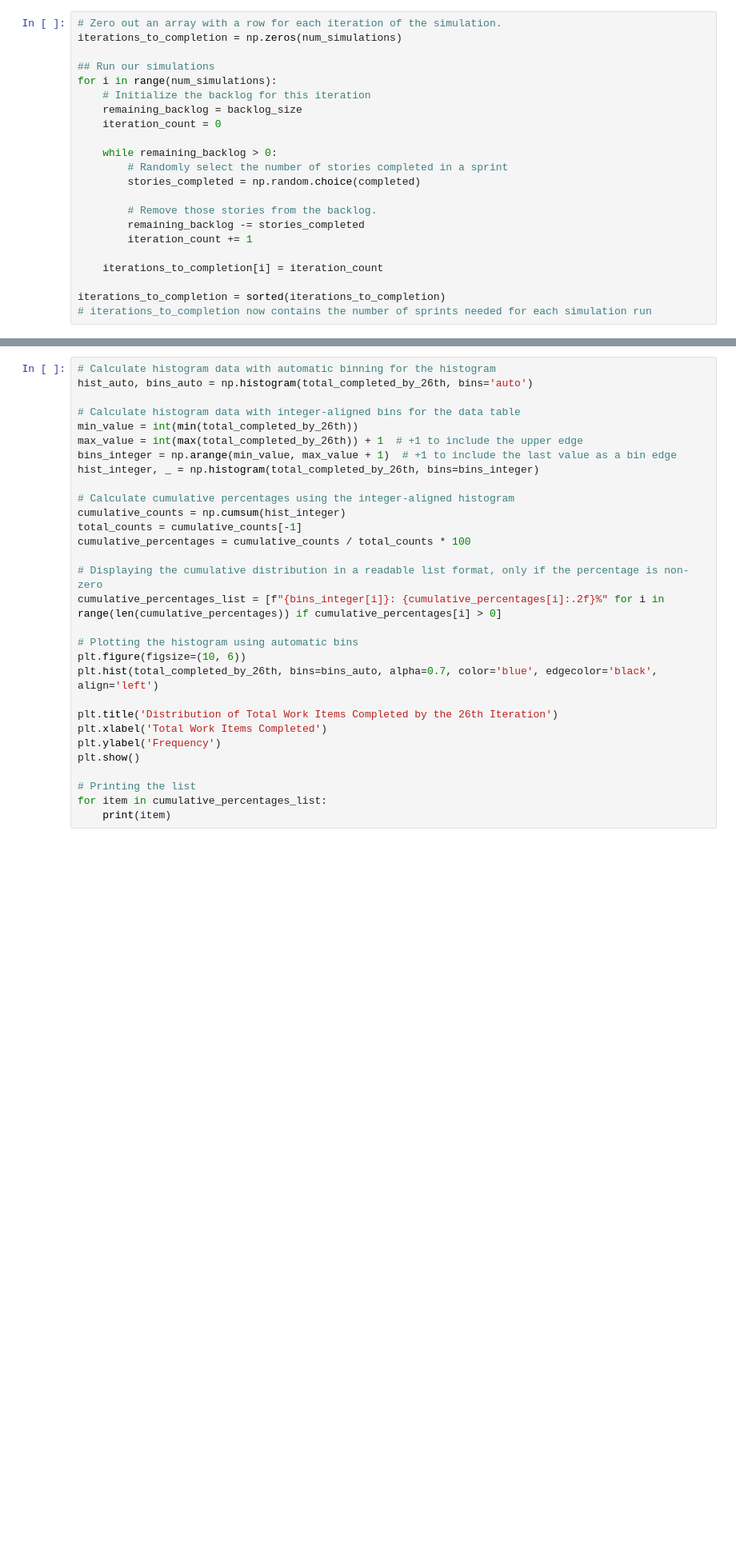
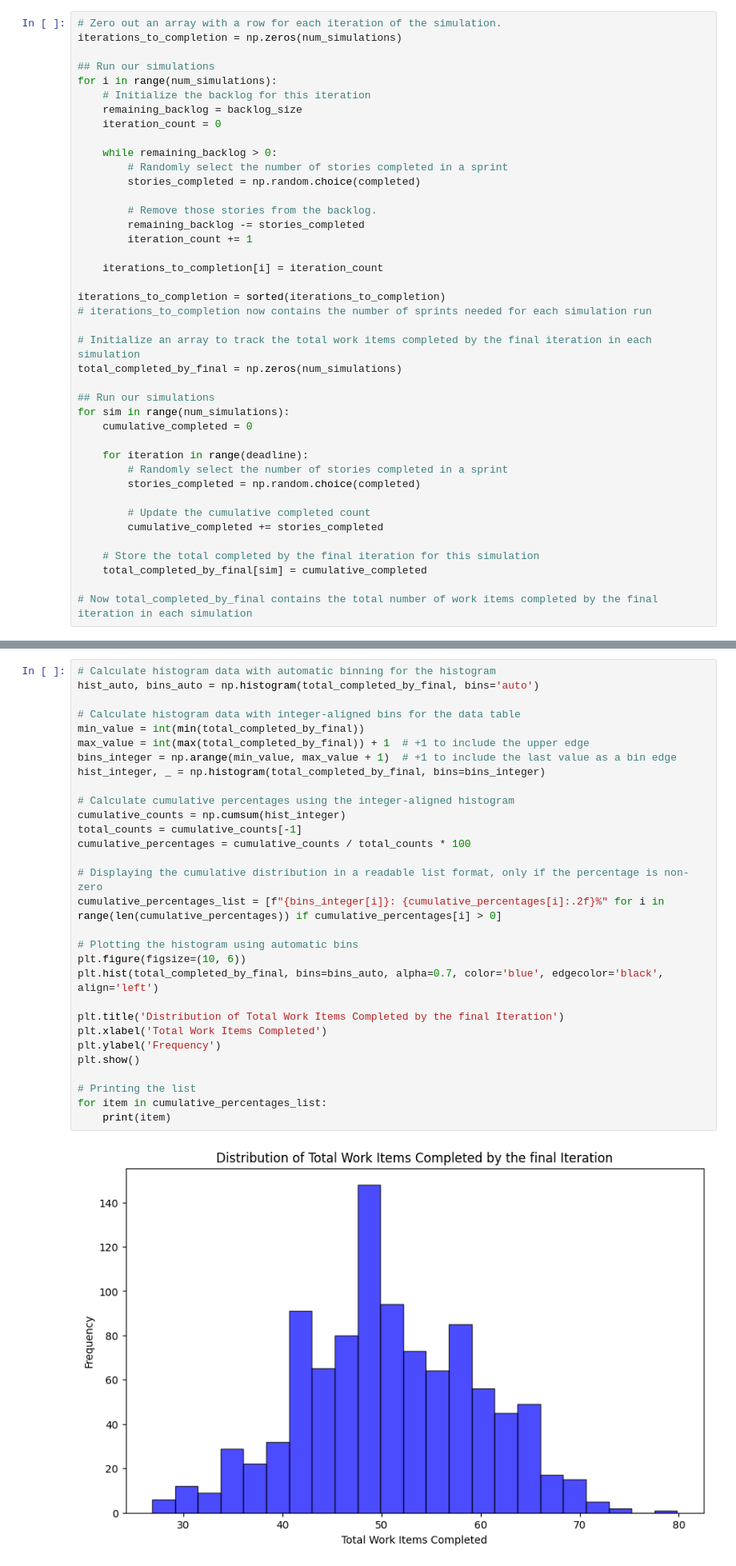
Before and after one commit to controversy187/monte-carlo, a Jupyter notebook: query-jira.ipynb, the cells around one changed output, grey strips where cells are left out. Shown at 80% size. Saved outputs shown, nothing was run; the diff lists cells and outputs as text; blank space fills up the shorter version.

```diff
--- a/query-jira.ipynb
+++ b/query-jira.ipynb
@@ -36,3 +45,22 @@ for i in range(num_simulations):
 
 iterations_to_completion = sorted(iterations_to_completion)
 # iterations_to_completion now contains the number of sprints needed for each simulation run
+
+# Initialize an array to track the total work items completed by the final iteration in each simulation
+total_completed_by_final = np.zeros(num_simulations)
+
+## Run our simulations
+for sim in range(num_simulations):
+    cumulative_completed = 0
+
+    for iteration in range(deadline):
+        # Randomly select the number of stories completed in a sprint
+        stories_completed = np.random.choice(completed)
+
+        # Update the cumulative completed count
+        cumulative_completed += stories_completed
+
+    # Store the total completed by the final iteration for this simulation
+    total_completed_by_final[sim] = cumulative_completed
+
+# Now total_completed_by_final contains the total number of work items completed by the final iteration in each simulation
@@ -87,30 +125,32 @@ for sim in range(num_simulations):
 # %%
 # Calculate histogram data with automatic binning for the histogram
-hist_auto, bins_auto = np.histogram(total_completed_by_26th, bins='auto')
+hist_auto, bins_auto = np.histogram(total_completed_by_final, bins='auto')
 
 # Calculate histogram data with integer-aligned bins for the data table
-min_value = int(min(total_completed_by_26th))
-max_value = int(max(total_completed_by_26th)) + 1  # +1 to include the upper edge
+min_value = int(min(total_completed_by_final))
+max_value = int(max(total_completed_by_final)) + 1  # +1 to include the upper edge
 bins_integer = np.arange(min_value, max_value + 1)  # +1 to include the last value as a bin edge
-hist_integer, _ = np.histogram(total_completed_by_26th, bins=bins_integer)
+hist_integer, _ = np.histogram(total_completed_by_final, bins=bins_integer)
 
 # Calculate cumulative percentages using the integer-aligned histogram
 cumulative_counts = np.cumsum(hist_integer)
 total_counts = cumulative_counts[-1]
 cumulative_percentages = cumulative_counts / total_counts * 100
 
 # Displaying the cumulative distribution in a readable list format, only if the percentage is non-zero
 cumulative_percentages_list = [f"{bins_integer[i]}: {cumulative_percentages[i]:.2f}%" for i in range(len(cumulative_percentages)) if cumulative_percentages[i] > 0]
 
 # Plotting the histogram using automatic bins
 plt.figure(figsize=(10, 6))
-plt.hist(total_completed_by_26th, bins=bins_auto, alpha=0.7, color='blue', edgecolor='black', align='left')
+plt.hist(total_completed_by_final, bins=bins_auto, alpha=0.7, color='blue', edgecolor='black', align='left')
 
-plt.title('Distribution of Total Work Items Completed by the 26th Iteration')
+plt.title('Distribution of Total Work Items Completed by the final Iteration')
 plt.xlabel('Total Work Items Completed')
 plt.ylabel('Frequency')
 plt.show()
 
 # Printing the list
 for item in cumulative_percentages_list:
     print(item)
+# %% [output]
+[figure, added]
```
Also changed, not shown: parts of 8 cells of this notebook.
